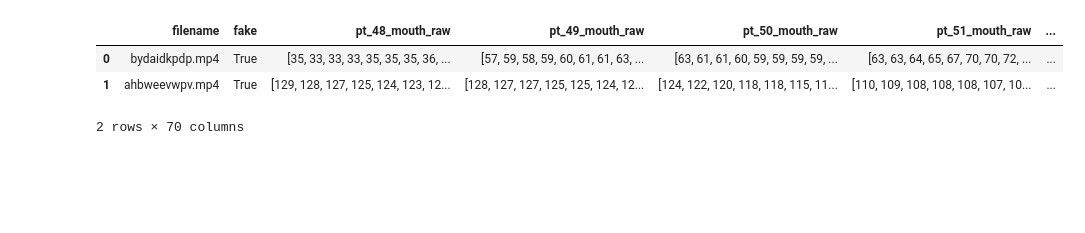
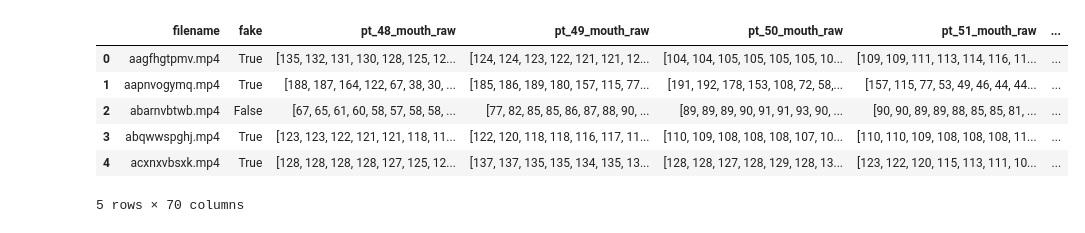
Before and after one commit to Trickster2038/BmstuDeepFake, a Jupyter notebook: notebook.ipynb, the cells around one changed output. Cells and saved outputs as stored; diff of their text form; code cells hidden in the pictures; blank space fills up the shorter version.

```diff
--- a/notebook.ipynb
+++ b/notebook.ipynb
@@ -4,9 +5,16 @@ import numpy as np
 # %%
+# ? check empty faces ?
+
 df = pd.read_json("dataframe_total.json")
-df
+# df = df.sample(50)
+df = df[df['overall_face_raw'].map(lambda x: len(x)) > 0]
+df.head(5)
 # %% [output]
 |  | filename | fake | pt_48_mouth_raw | pt_49_mouth_raw | pt_50_mouth_raw | pt_51_mouth_raw | ... |
-| 0 | bydaidkpdp.mp4 | True | [35, 33, 33, 33, 35, 35, 35, 36, ... | [57, 59, 58, 59, 60, 61, 61, 63, ... | [63, 61, 61, 60, 59, 59, 59, 59, ... | [63, 63, 64, 65, 67, 70, 70, 72, ... | ... |
-| 1 | ahbweevwpv.mp4 | True | [129, 128, 127, 125, 124, 123, 12... | [128, 127, 127, 125, 125, 124, 12... | [124, 122, 120, 118, 118, 115, 11... | [110, 109, 108, 108, 108, 107, 10... | ... |
+| 0 | aagfhgtpmv.mp4 | True | [135, 132, 131, 130, 128, 125, 12... | [124, 124, 123, 122, 121, 121, 12... | [104, 104, 105, 105, 105, 105, 10... | [109, 109, 111, 113, 114, 116, 11... | ... |
+| 1 | aapnvogymq.mp4 | True | [188, 187, 164, 122, 67, 38, 30, ... | [185, 186, 189, 180, 157, 115, 77... | [191, 192, 178, 153, 108, 72, 58,... | [157, 115, 77, 53, 49, 46, 44, 44... | ... |
+| 2 | abarnvbtwb.mp4 | False | [67, 65, 61, 60, 58, 57, 58, 58, ... | [77, 82, 85, 85, 86, 87, 88, 90, ... | [89, 89, 89, 90, 91, 91, 93, 90, ... | [90, 90, 89, 89, 88, 85, 85, 81, ... | ... |
+| 3 | abqwwspghj.mp4 | True | [123, 123, 122, 121, 121, 118, 11... | [122, 120, 118, 118, 116, 117, 11... | [110, 109, 108, 108, 108, 107, 10... | [110, 110, 109, 108, 108, 108, 11... | ... |
+| 4 | acxnxvbsxk.mp4 | True | [128, 128, 128, 128, 127, 125, 12... | [137, 137, 135, 135, 134, 135, 13... | [128, 128, 127, 128, 129, 128, 13... | [123, 122, 120, 115, 113, 111, 10... | ... |
-2 rows × 70 columns
+5 rows × 70 columns
 # %%
```
Also changed, not shown: parts of 9 cells of this notebook, 3 other files.
